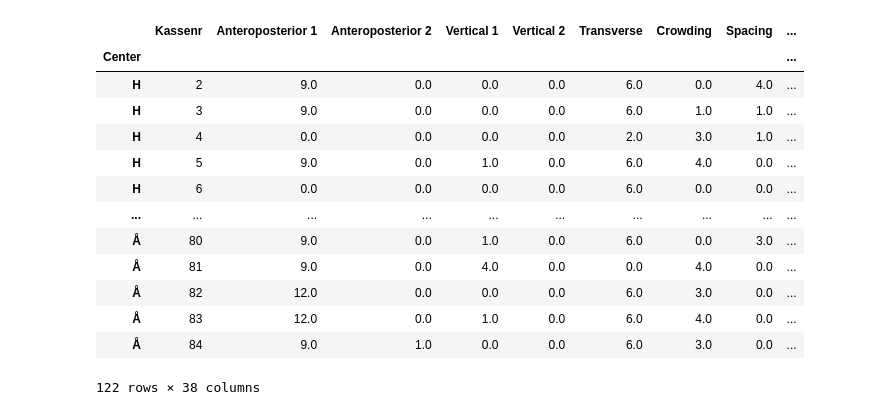
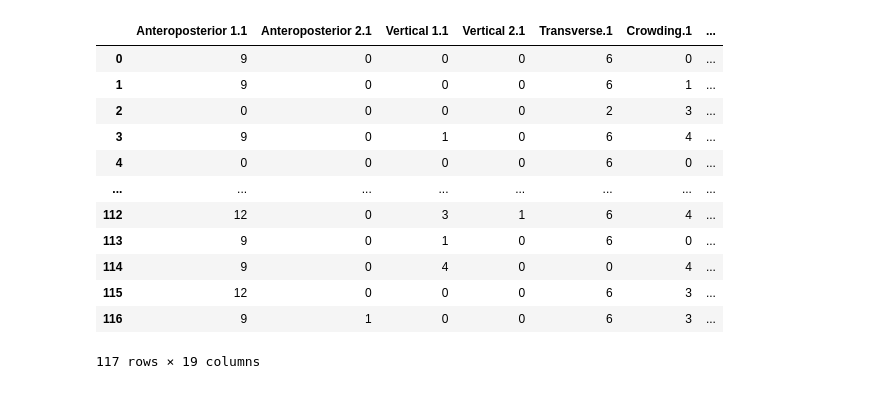
Before and after one commit to Christofferfuglkjaer/Dataproject, a Jupyter notebook: Logistic-regression-model.ipynb, the cells around one changed output. Saved outputs shown, nothing was run; the diff lists cells and outputs as text; code cells hidden in the pictures.

```diff
--- a/Logistic-regression-model.ipynb
+++ b/Logistic-regression-model.ipynb
@@ -20,17 +16,0 @@ df = df.iloc[1:, :]
-# %%
-df
-# %% [output]
-|  | Kassenr | Anteroposterior 1 | Anteroposterior 2 | Vertical 1 | Vertical 2 | Transverse | Crowding | Spacing | ... |
-| Center |  |  |  |  |  |  |  |  | ... |
-| H | 2 | 9.0 | 0.0 | 0.0 | 0.0 | 6.0 | 0.0 | 4.0 | ... |
-| H | 3 | 9.0 | 0.0 | 0.0 | 0.0 | 6.0 | 1.0 | 1.0 | ... |
-| H | 4 | 0.0 | 0.0 | 0.0 | 0.0 | 2.0 | 3.0 | 1.0 | ... |
-| H | 5 | 9.0 | 0.0 | 1.0 | 0.0 | 6.0 | 4.0 | 0.0 | ... |
-| H | 6 | 0.0 | 0.0 | 0.0 | 0.0 | 6.0 | 0.0 | 0.0 | ... |
-| ... | ... | ... | ... | ... | ... | ... | ... | ... | ... |
-| Å | 80 | 9.0 | 0.0 | 1.0 | 0.0 | 6.0 | 0.0 | 3.0 | ... |
-| Å | 81 | 9.0 | 0.0 | 4.0 | 0.0 | 0.0 | 4.0 | 0.0 | ... |
-| Å | 82 | 12.0 | 0.0 | 0.0 | 0.0 | 6.0 | 3.0 | 0.0 | ... |
-| Å | 83 | 12.0 | 0.0 | 1.0 | 0.0 | 6.0 | 4.0 | 0.0 | ... |
-| Å | 84 | 9.0 | 1.0 | 0.0 | 0.0 | 6.0 | 3.0 | 0.0 | ... |
-122 rows × 38 columns
@@ -37,3 +20,20 @@ df
+# %%
+df = pd.read_csv('tester-python.csv',sep=';', header=0, decimal=',' )
+df
+# %% [output]
+|  | Anteroposterior 1.1 | Anteroposterior 2.1 | Vertical 1.1 | Vertical 2.1 | Transverse.1 | Crowding.1 | ... |
+| 0 | 9 | 0 | 0 | 0 | 6 | 0 | ... |
+| 1 | 9 | 0 | 0 | 0 | 6 | 1 | ... |
+| 2 | 0 | 0 | 0 | 0 | 2 | 3 | ... |
+| 3 | 9 | 0 | 1 | 0 | 6 | 4 | ... |
+| 4 | 0 | 0 | 0 | 0 | 6 | 0 | ... |
+| ... | ... | ... | ... | ... | ... | ... | ... |
+| 112 | 12 | 0 | 3 | 1 | 6 | 4 | ... |
+| 113 | 9 | 0 | 1 | 0 | 6 | 0 | ... |
+| 114 | 9 | 0 | 4 | 0 | 0 | 4 | ... |
+| 115 | 12 | 0 | 0 | 0 | 6 | 3 | ... |
+| 116 | 9 | 1 | 0 | 0 | 6 | 3 | ... |
+117 rows × 19 columns
 # %%
 def pin_update(row):
     if row["Total Row Score C"] <= 5:
```
Also changed, not shown: parts of 21 cells of this notebook.
